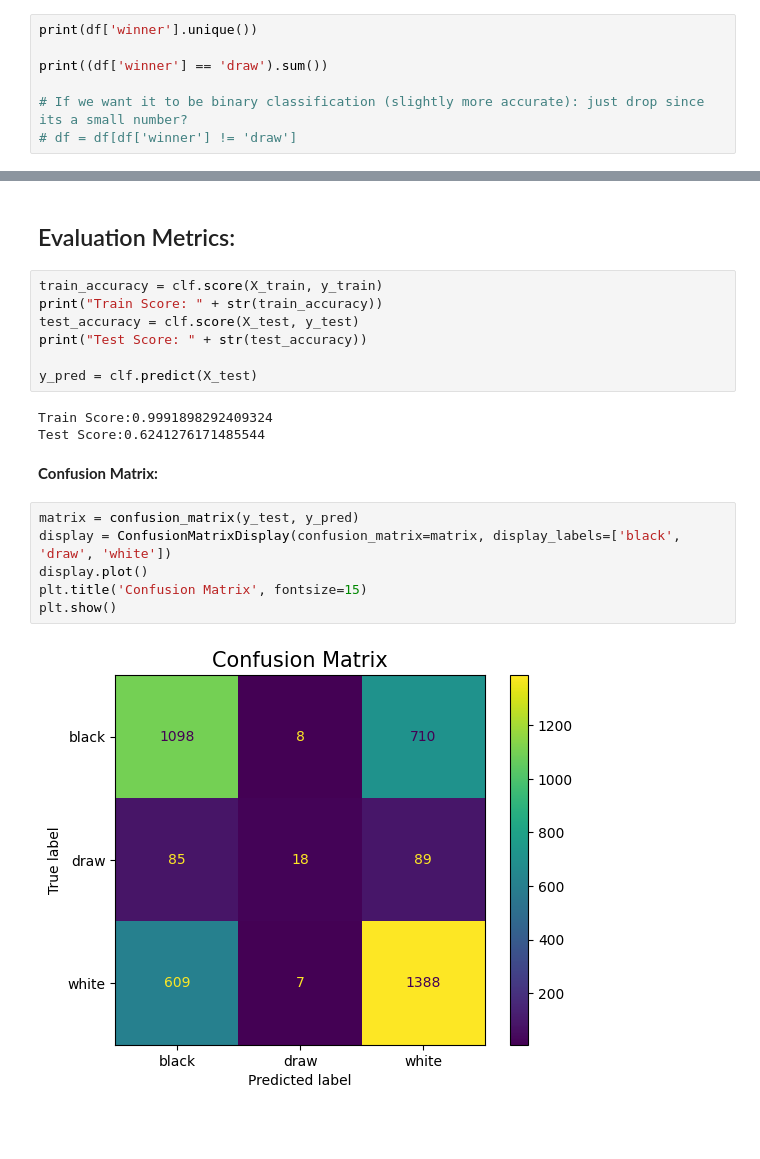
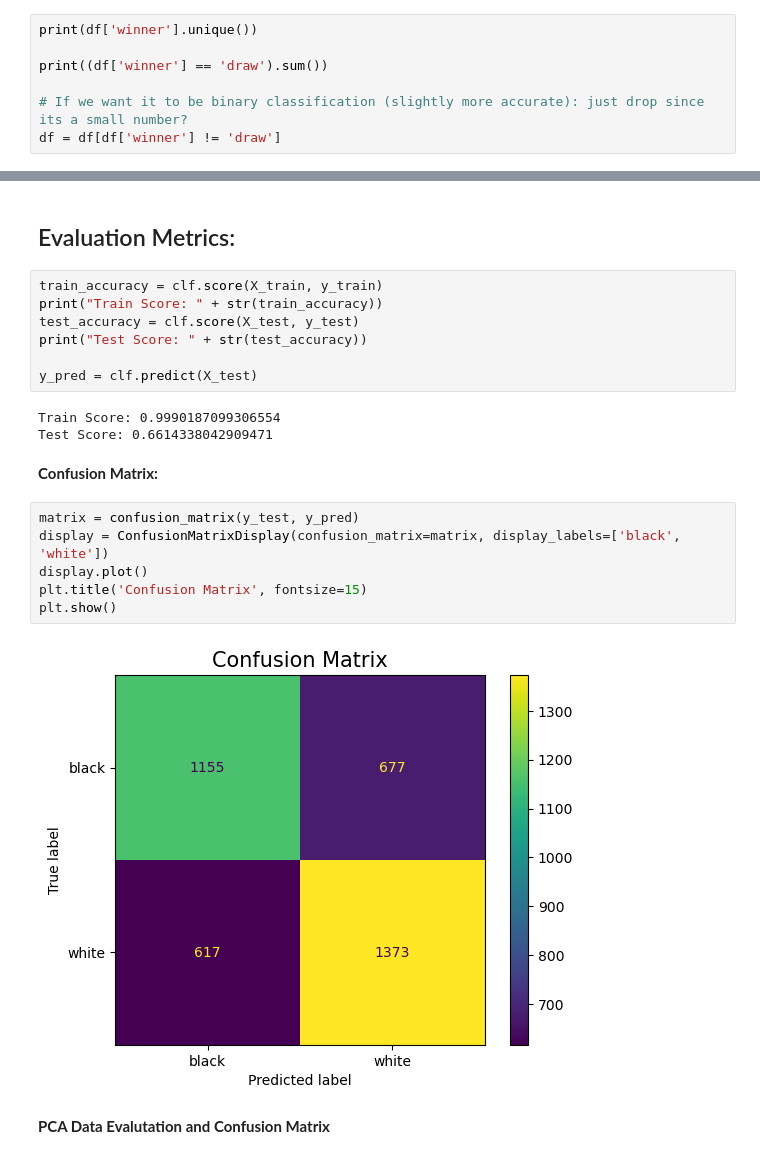
Before and after one commit to brysonbien/Chess-Opening-ML, a Jupyter notebook: mid_check_2.ipynb, the cells around one changed output, grey strips where cells are left out. Saved outputs shown, nothing was run; the diff lists cells and outputs as text; blank space fills up the shorter version.

```diff
--- a/mid_check_2.ipynb
+++ b/mid_check_2.ipynb
@@ -55,5 +55,5 @@ print(df['winner'].unique())
 print((df['winner'] == 'draw').sum())
 
 # If we want it to be binary classification (slightly more accurate): just drop since its a small number?
-# df = df[df['winner'] != 'draw']
+df = df[df['winner'] != 'draw']
 # %% [output]
@@ -187,15 +202,17 @@ print("Test Score: " + str(test_accuracy))
 
 y_pred = clf.predict(X_test)
 # %% [output]
-Train Score:0.9991898292409324
-Test Score:0.6241276171485544
+Train Score: 0.9990187099306554
+Test Score: 0.6614338042909471
 # %% [markdown]
 **Confusion Matrix:**
 # %%
 matrix = confusion_matrix(y_test, y_pred)
-display = ConfusionMatrixDisplay(confusion_matrix=matrix, display_labels=['black', 'draw', 'white'])
+display = ConfusionMatrixDisplay(confusion_matrix=matrix, display_labels=['black', 'white'])
 display.plot()
 plt.title('Confusion Matrix', fontsize=15)
 plt.show()
 # %% [output]
-[figure, old version]
+[figure, new version]
+# %% [markdown]
+**PCA Data Evalutation and Confusion Matrix**
```
Also changed, not shown: parts of 13 cells of this notebook.
